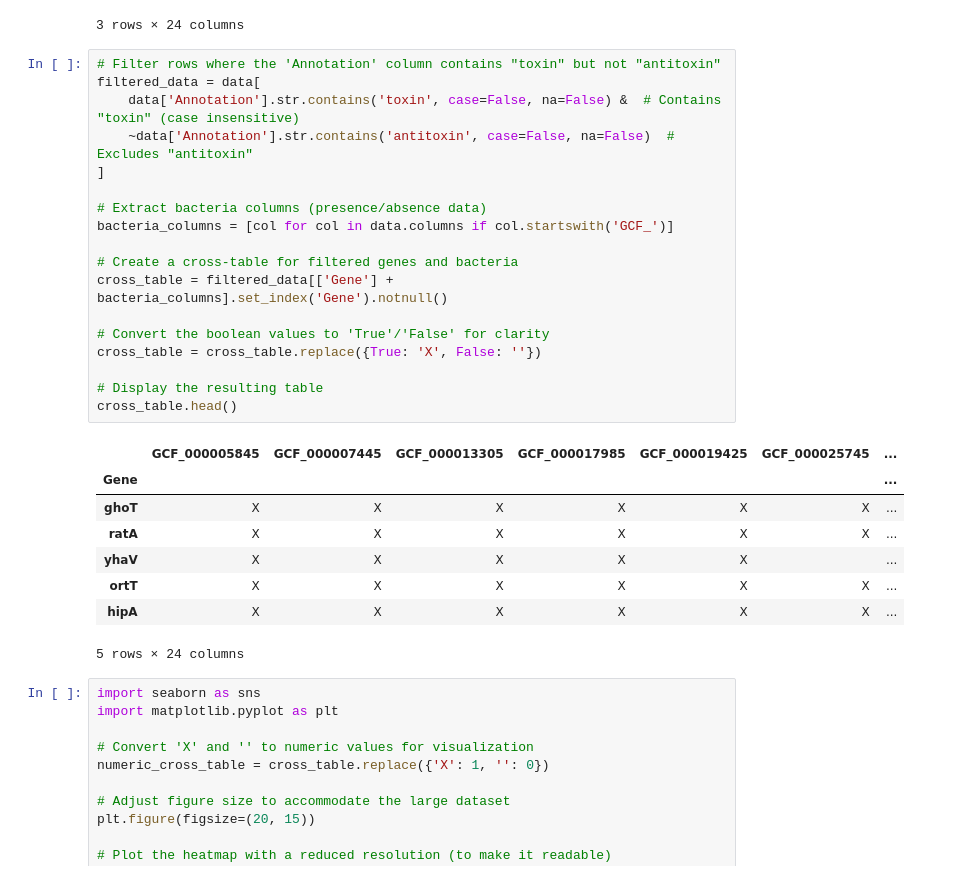
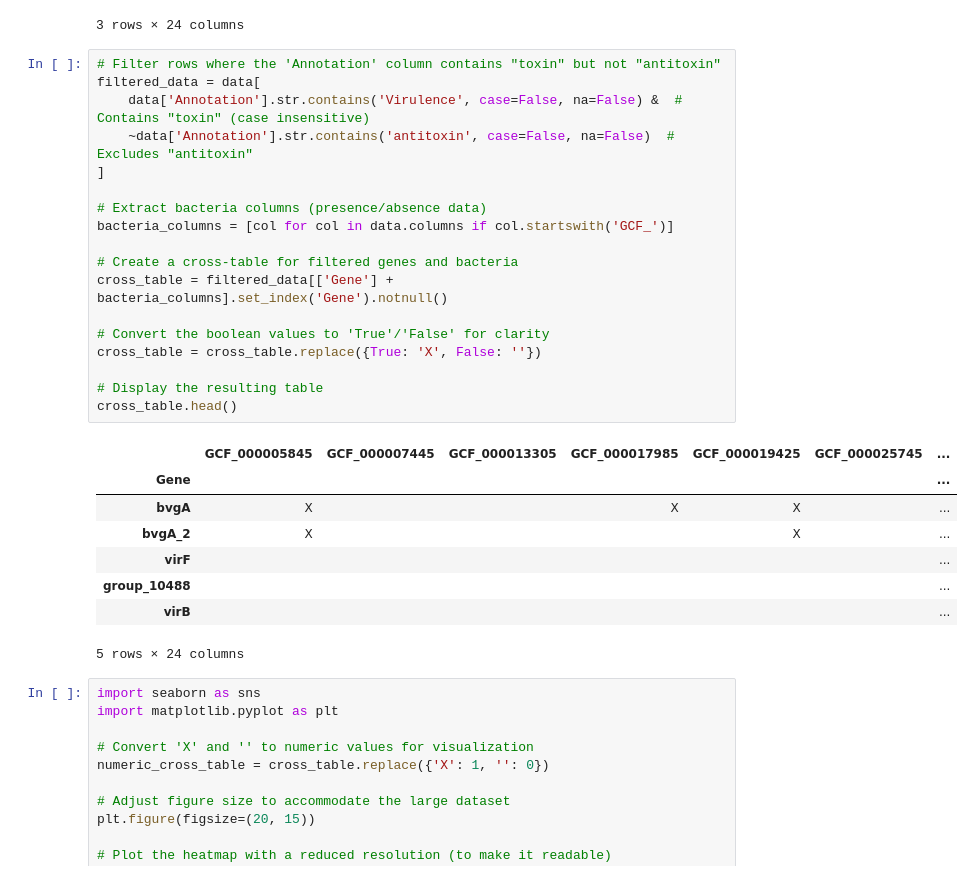
Before and after one commit to jonaspinas/AutoAvancada, a Jupyter notebook: code/Read_Files/Gene_Presence.ipynb, the cells around one changed output. Saved outputs shown, nothing was run; the diff lists cells and outputs as text.

```diff
--- a/code/Read_Files/Gene_Presence.ipynb
+++ b/code/Read_Files/Gene_Presence.ipynb
@@ -240,29 +240,29 @@ cross_table.head()
 # %%
 # Filter rows where the 'Annotation' column contains "toxin" but not "antitoxin"
 filtered_data = data[
-    data['Annotation'].str.contains('toxin', case=False, na=False) &  # Contains "toxin" (case insensitive)
+    data['Annotation'].str.contains('Virulence', case=False, na=False) &  # Contains "toxin" (case insensitive)
     ~data['Annotation'].str.contains('antitoxin', case=False, na=False)  # Excludes "antitoxin"
 ]
 
 # Extract bacteria columns (presence/absence data)
 bacteria_columns = [col for col in data.columns if col.startswith('GCF_')]
 
 # Create a cross-table for filtered genes and bacteria
 cross_table = filtered_data[['Gene'] + bacteria_columns].set_index('Gene').notnull()
 
 # Convert the boolean values to 'True'/'False' for clarity
 cross_table = cross_table.replace({True: 'X', False: ''})
 
 # Display the resulting table
 cross_table.head()
 # %% [output]
 |  | GCF_000005845 | GCF_000007445 | GCF_000013305 | GCF_000017985 | GCF_000019425 | GCF_000025745 | ... |
 | Gene |  |  |  |  |  |  | ... |
-| ghoT | X | X | X | X | X | X | ... |
-| ratA | X | X | X | X | X | X | ... |
-| yhaV | X | X | X | X | X |  | ... |
-| ortT | X | X | X | X | X | X | ... |
-| hipA | X | X | X | X | X | X | ... |
+| bvgA | X |  |  | X | X |  | ... |
+| bvgA_2 | X |  |  |  | X |  | ... |
+| virF |  |  |  |  |  |  | ... |
+| group_10488 |  |  |  |  |  |  | ... |
+| virB |  |  |  |  |  |  | ... |
 5 rows × 24 columns
 # %%
 import seaborn as sns
```
Also changed, not shown: parts of 9 cells of this notebook.
